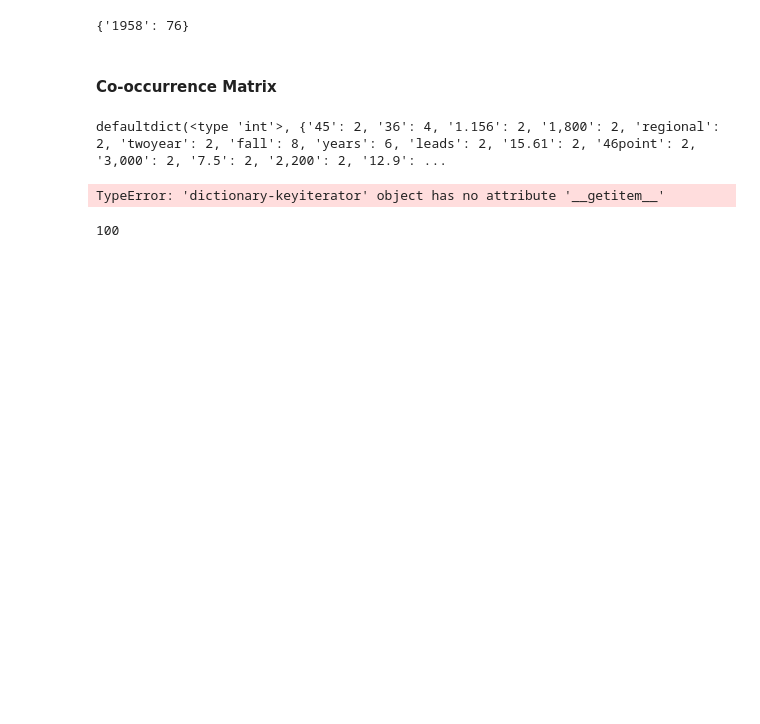
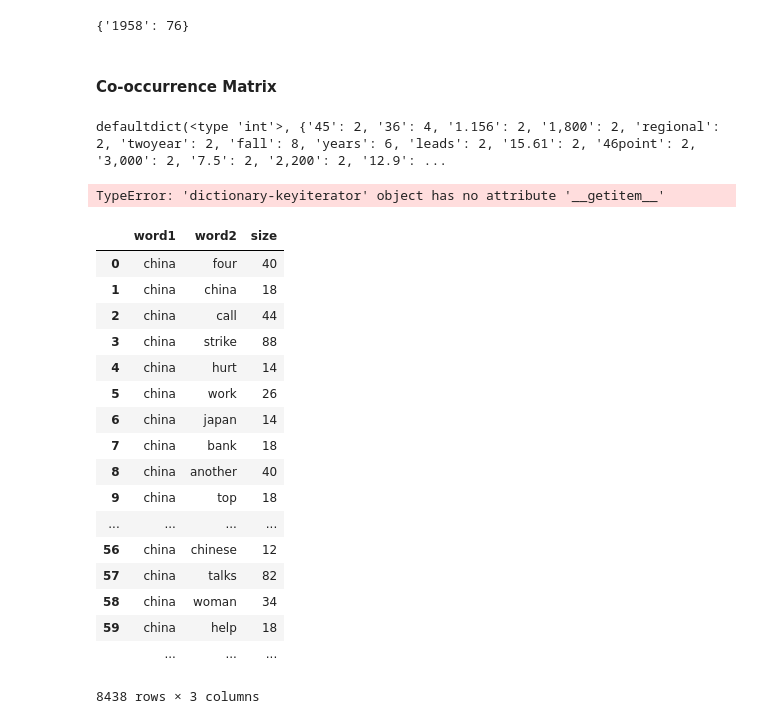
Before and after one commit to SingaporeNews/singaporenews.github.io, a Jupyter notebook: data/Headlines/processing.ipynb, the cells around one changed output. Cells and saved outputs as stored; diff of their text form; code cells hidden in the pictures; blank space fills up the shorter version.

```diff
--- a/data/Headlines/processing.ipynb
+++ b/data/Headlines/processing.ipynb
@@ -206,7 +206,3 @@ for node in ccm:
         continue
 
 ccm_csv = pd.DataFrame(dataList, columns=['word1','word2','size'])
-# %%
-len(ccm_csv.groupby('word1'))
-# %% [output]
-100
@@ -212,0 +211,21 @@ len(ccm_csv.groupby('word1'))
+# %%
+ccm_csv
+# %% [output]
+|  | word1 | word2 | size |
+| 0 | china | four | 40 |
+| 1 | china | china | 18 |
+| 2 | china | call | 44 |
+| 3 | china | strike | 88 |
+| 4 | china | hurt | 14 |
+| 5 | china | work | 26 |
+| 6 | china | japan | 14 |
+| 7 | china | bank | 18 |
+| 8 | china | another | 40 |
+| 9 | china | top | 18 |
+| ... | ... | ... | ... |
+| 56 | china | chinese | 12 |
+| 57 | china | talks | 82 |
+| 58 | china | woman | 34 |
+| 59 | china | help | 18 |
+|  | ... | ... | ... |
+8438 rows × 3 columns
```
Also changed, not shown: parts of 1 cell of this notebook, 4 other files.
